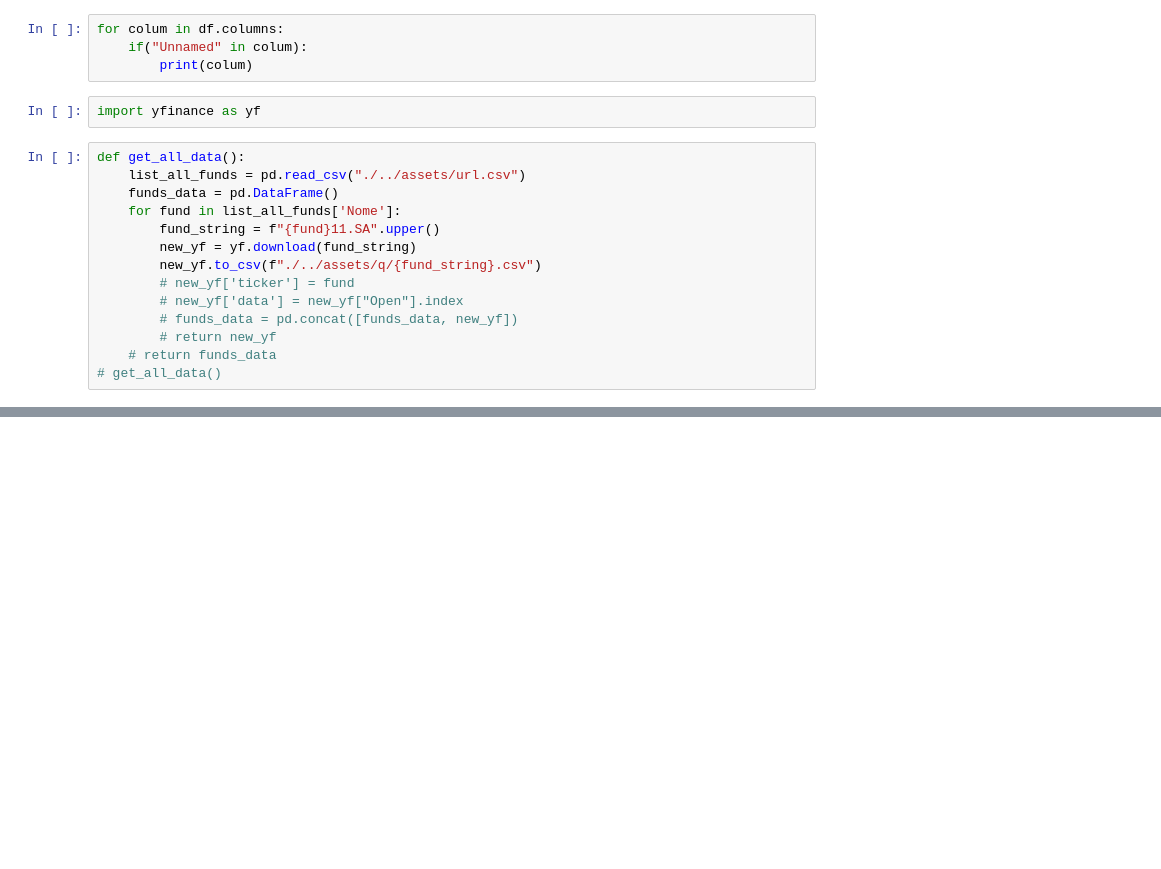
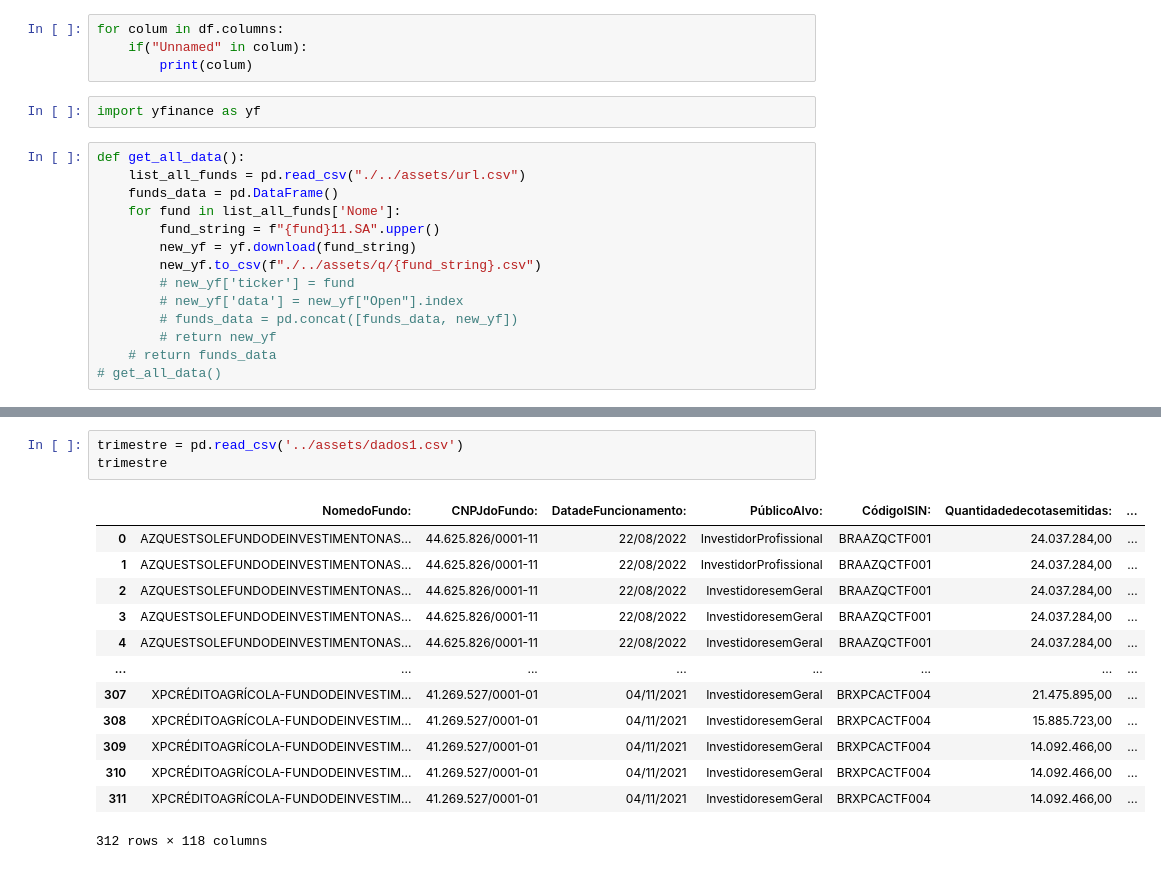
Before and after one commit to ErikMaia/tcc, a Jupyter notebook: src/analisys.ipynb, the cells around one changed output, grey strips where cells are left out. Saved outputs shown, nothing was run; the diff lists cells and outputs as text; blank space fills up the shorter version.

```diff
--- a/src/analisys.ipynb
+++ b/src/analisys.ipynb
@@ -384,0 +400,17 @@ yf.download("RZAG11.SA")
+# %%
+trimestre = pd.read_csv('../assets/dados1.csv')
+trimestre
+# %% [output]
+|  | NomedoFundo: | CNPJdoFundo: | DatadeFuncionamento: | PúblicoAlvo: | CódigoISIN: | Quantidadedecotasemitidas: | ... |
+| 0 | AZQUESTSOLEFUNDODEINVESTIMENTONAS... | 44.625.826/0001-11 | 22/08/2022 | InvestidorProfissional | BRAAZQCTF001 | 24.037.284,00 | ... |
+| 1 | AZQUESTSOLEFUNDODEINVESTIMENTONAS... | 44.625.826/0001-11 | 22/08/2022 | InvestidorProfissional | BRAAZQCTF001 | 24.037.284,00 | ... |
+| 2 | AZQUESTSOLEFUNDODEINVESTIMENTONAS... | 44.625.826/0001-11 | 22/08/2022 | InvestidoresemGeral | BRAAZQCTF001 | 24.037.284,00 | ... |
+| 3 | AZQUESTSOLEFUNDODEINVESTIMENTONAS... | 44.625.826/0001-11 | 22/08/2022 | InvestidoresemGeral | BRAAZQCTF001 | 24.037.284,00 | ... |
+| 4 | AZQUESTSOLEFUNDODEINVESTIMENTONAS... | 44.625.826/0001-11 | 22/08/2022 | InvestidoresemGeral | BRAAZQCTF001 | 24.037.284,00 | ... |
+| ... | ... | ... | ... | ... | ... | ... | ... |
+| 307 | XPCRÉDITOAGRÍCOLA-FUNDODEINVESTIM... | 41.269.527/0001-01 | 04/11/2021 | InvestidoresemGeral | BRXPCACTF004 | 21.475.895,00 | ... |
+| 308 | XPCRÉDITOAGRÍCOLA-FUNDODEINVESTIM... | 41.269.527/0001-01 | 04/11/2021 | InvestidoresemGeral | BRXPCACTF004 | 15.885.723,00 | ... |
+| 309 | XPCRÉDITOAGRÍCOLA-FUNDODEINVESTIM... | 41.269.527/0001-01 | 04/11/2021 | InvestidoresemGeral | BRXPCACTF004 | 14.092.466,00 | ... |
+| 310 | XPCRÉDITOAGRÍCOLA-FUNDODEINVESTIM... | 41.269.527/0001-01 | 04/11/2021 | InvestidoresemGeral | BRXPCACTF004 | 14.092.466,00 | ... |
+| 311 | XPCRÉDITOAGRÍCOLA-FUNDODEINVESTIM... | 41.269.527/0001-01 | 04/11/2021 | InvestidoresemGeral | BRXPCACTF004 | 14.092.466,00 | ... |
+312 rows × 118 columns
```
Also changed, not shown: parts of 39 cells of this notebook, 5 other files.
